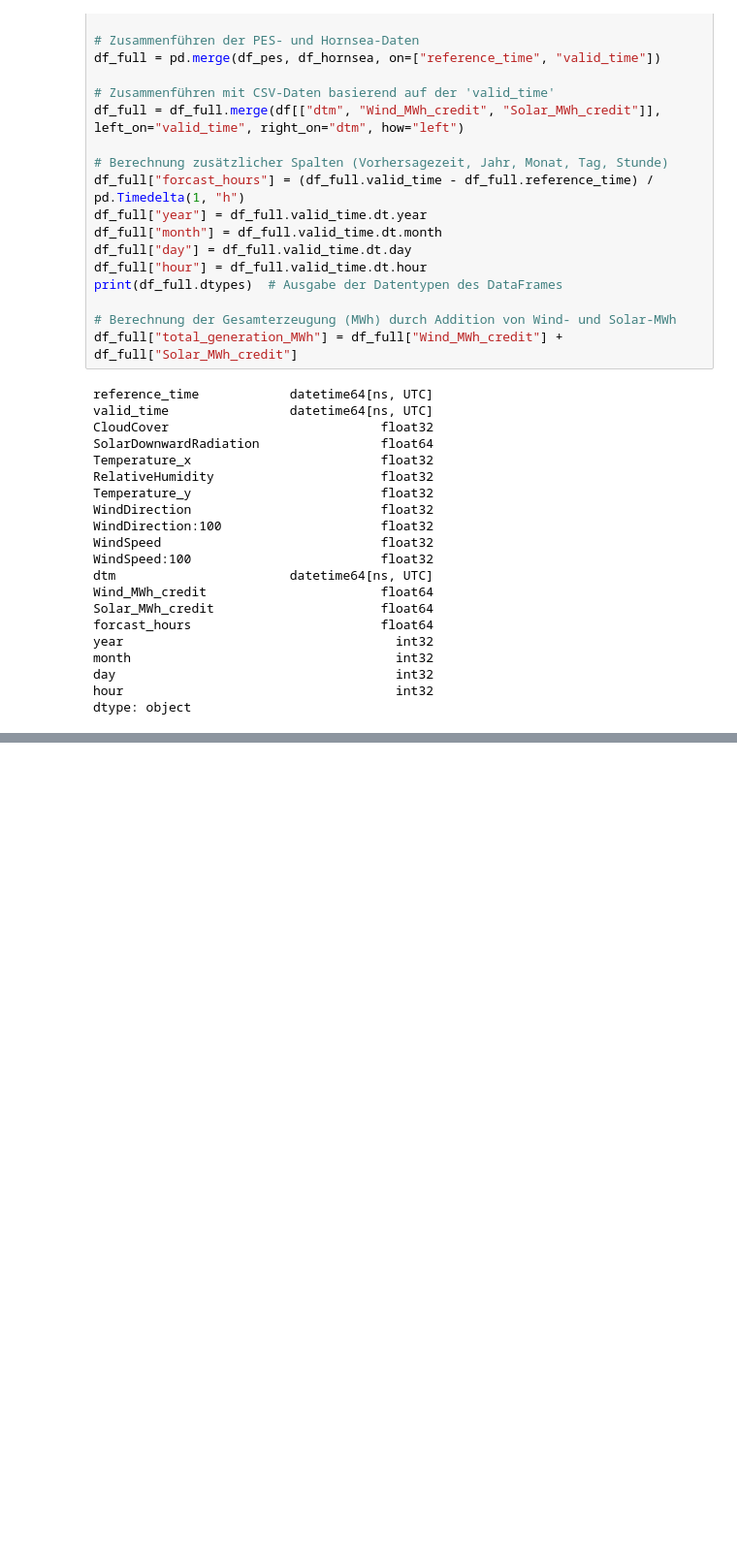
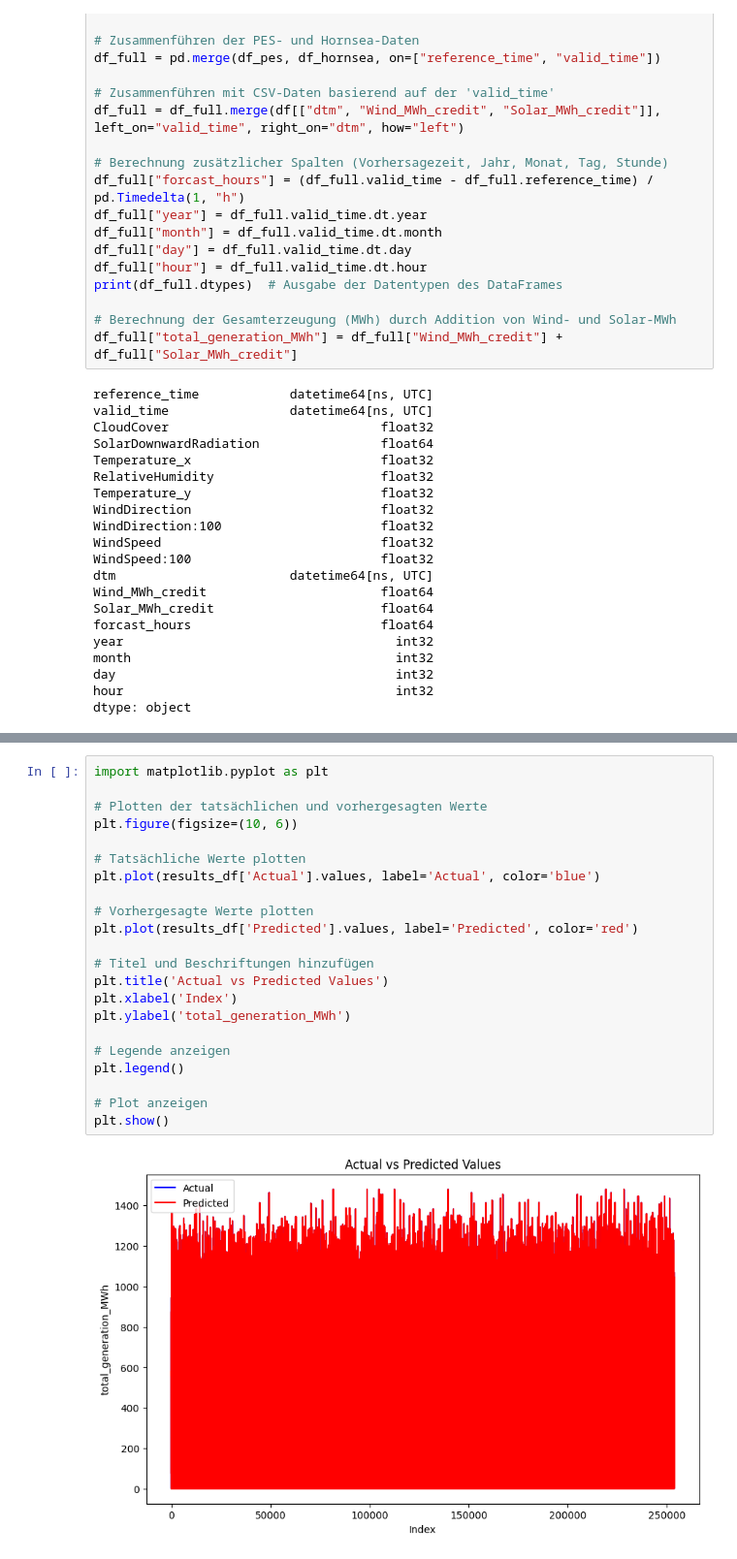
Before and after one commit to tombeihofer23/DoPro2, a Jupyter notebook: reasearch/06_quantilregression.ipynb, the cells around one changed output, grey strips where cells are left out. Shown: that part at 97% size. Saved outputs shown, nothing was run; the diff lists cells and outputs as text; blank space fills up the shorter version.

```diff
--- a/reasearch/06_quantilregression.ipynb
+++ b/reasearch/06_quantilregression.ipynb
@@ -384,0 +424,24 @@ Pinball Score für q90: 35.15957132414646
+# %%
+import matplotlib.pyplot as plt
+
+# Plotten der tatsächlichen und vorhergesagten Werte
+plt.figure(figsize=(10, 6))
+
+# Tatsächliche Werte plotten
+plt.plot(results_df['Actual'].values, label='Actual', color='blue')
+
+# Vorhergesagte Werte plotten
+plt.plot(results_df['Predicted'].values, label='Predicted', color='red')
+
+# Titel und Beschriftungen hinzufügen
+plt.title('Actual vs Predicted Values')
+plt.xlabel('Index')
+plt.ylabel('total_generation_MWh')
+
+# Legende anzeigen
+plt.legend()
+
+# Plot anzeigen
+plt.show()
+# %% [output]
+[figure, added]
```
Also changed, not shown: parts of 14 cells of this notebook.
